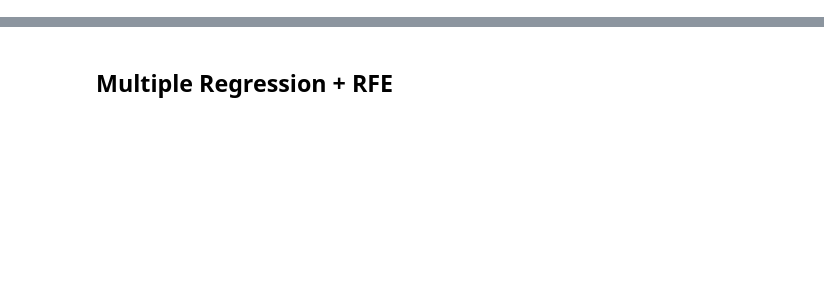
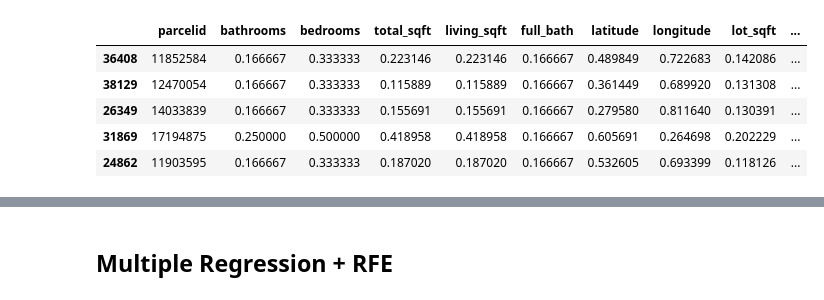
Before and after one commit to m3redithw/Zestimates-Clustering-Project, a Jupyter notebook: modeling.ipynb, the cells around one changed output, grey strips where cells are left out. Saved outputs shown, nothing was run; the diff lists cells and outputs as text; code cells hidden in the pictures; blank space fills up the shorter version.

```diff
--- a/modeling.ipynb
+++ b/modeling.ipynb
@@ -27,13 +27,12 @@ test['location_clusters_a'] = kmeans.predict(test[cols])
 # %%
-# adding location clusters B to dataframe
-cols = ['county_Los Angeles', 'county_Orange', 'zip_bin_insgfnt high', 'zip_bin_insgfnt low',
-       'zip_bin_sgfnt high']
-kmeans = KMeans(n_clusters=5)
+# adding age cluster A to dataframe
+cols = ['age']
+kmeans = KMeans(n_clusters=3)
 kmeans.fit(train[cols])
 
-train['location_clusters_b'] = kmeans.predict(train[cols])
-validate['location_clusters_b'] = kmeans.predict(validate[cols])
-test['location_clusters_b'] = kmeans.predict(test[cols])
+train['age_clusters'] = kmeans.predict(train[cols])
+validate['age_clusters'] = kmeans.predict(validate[cols])
+test['age_clusters'] = kmeans.predict(test[cols])
 # %%
 # adding area clusters to dataframe - somewhat significant
 
@@ -50,27 +49,9 @@ test['area_clusters'] = kmeans.predict(test[cols])
 cols = ['bedrooms', 'bathrooms', 'full_bath']
 kmeans = KMeans(n_clusters=3)
 kmeans.fit(train[cols])
-train['size_clusters_a'] = kmeans.predict(train[cols])
-validate['size_clusters_a'] = kmeans.predict(validate[cols])
-test['size_clusters_a'] = kmeans.predict(test[cols])
+train['size_clusters'] = kmeans.predict(train[cols])
+validate['size_clusters'] = kmeans.predict(validate[cols])
+test['size_clusters'] = kmeans.predict(test[cols])
-# %%
-# adding size clusters B to dataframe - not significant
-
-cols = ['bedrooms', 'bathrooms', 'full_bath', 'roomcnt']
-kmeans = KMeans(n_clusters=4)
-kmeans.fit(train[cols])
-train['size_clusters_b'] = kmeans.predict(train[cols])
-validate['size_clusters_b'] = kmeans.predict(validate[cols])
-test['size_clusters_b'] = kmeans.predict(test[cols])
-# %%
-# adding size clusters B to dataframe - not significant
-
-cols = ['bedrooms', 'bathrooms', 'full_bath', 'roomcnt']
-kmeans = KMeans(n_clusters=5)
-kmeans.fit(train[cols])
-train['size_clusters_c'] = kmeans.predict(train[cols])
-validate['size_clusters_c'] = kmeans.predict(validate[cols])
-test['size_clusters_c'] = kmeans.predict(test[cols])
 # %%
 # adding value clusters to dataframe - not significant
 
@@ -227,0 +64,9 @@ test['value_clusters'] = kmeans.predict(test[cols])
+# %%
+train.head()
+# %% [output]
+|  | parcelid | bathrooms | bedrooms | total_sqft | living_sqft | full_bath | latitude | longitude | lot_sqft | ... |
+| 36408 | 11852584 | 0.166667 | 0.333333 | 0.223146 | 0.223146 | 0.166667 | 0.489849 | 0.722683 | 0.142086 | ... |
+| 38129 | 12470054 | 0.166667 | 0.333333 | 0.115889 | 0.115889 | 0.166667 | 0.361449 | 0.689920 | 0.131308 | ... |
+| 26349 | 14033839 | 0.166667 | 0.333333 | 0.155691 | 0.155691 | 0.166667 | 0.279580 | 0.811640 | 0.130391 | ... |
+| 31869 | 17194875 | 0.250000 | 0.500000 | 0.418958 | 0.418958 | 0.166667 | 0.605691 | 0.264698 | 0.202229 | ... |
+| 24862 | 11903595 | 0.166667 | 0.333333 | 0.187020 | 0.187020 | 0.166667 | 0.532605 | 0.693399 | 0.118126 | ... |
```
Also changed, not shown: parts of 19 cells of this notebook.
